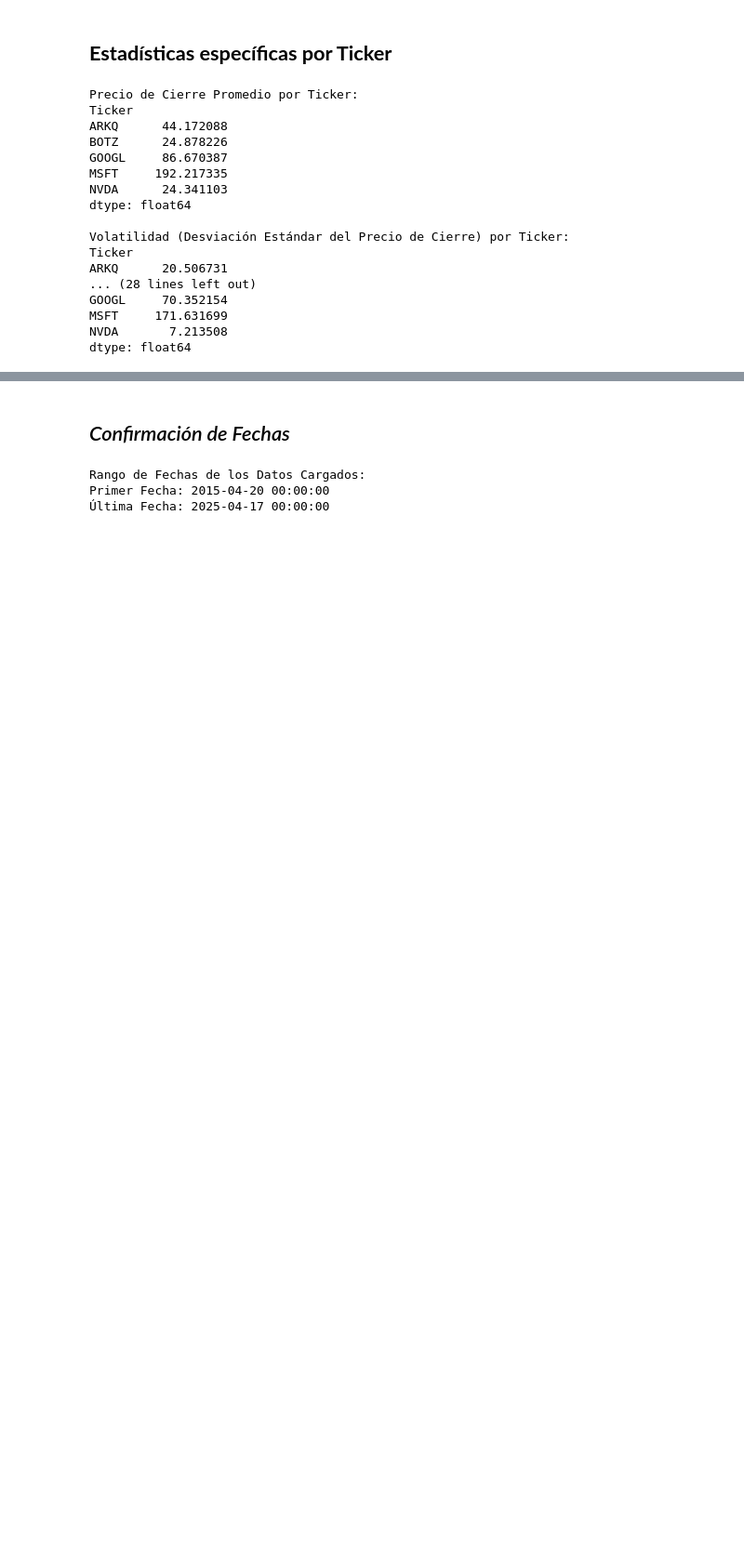
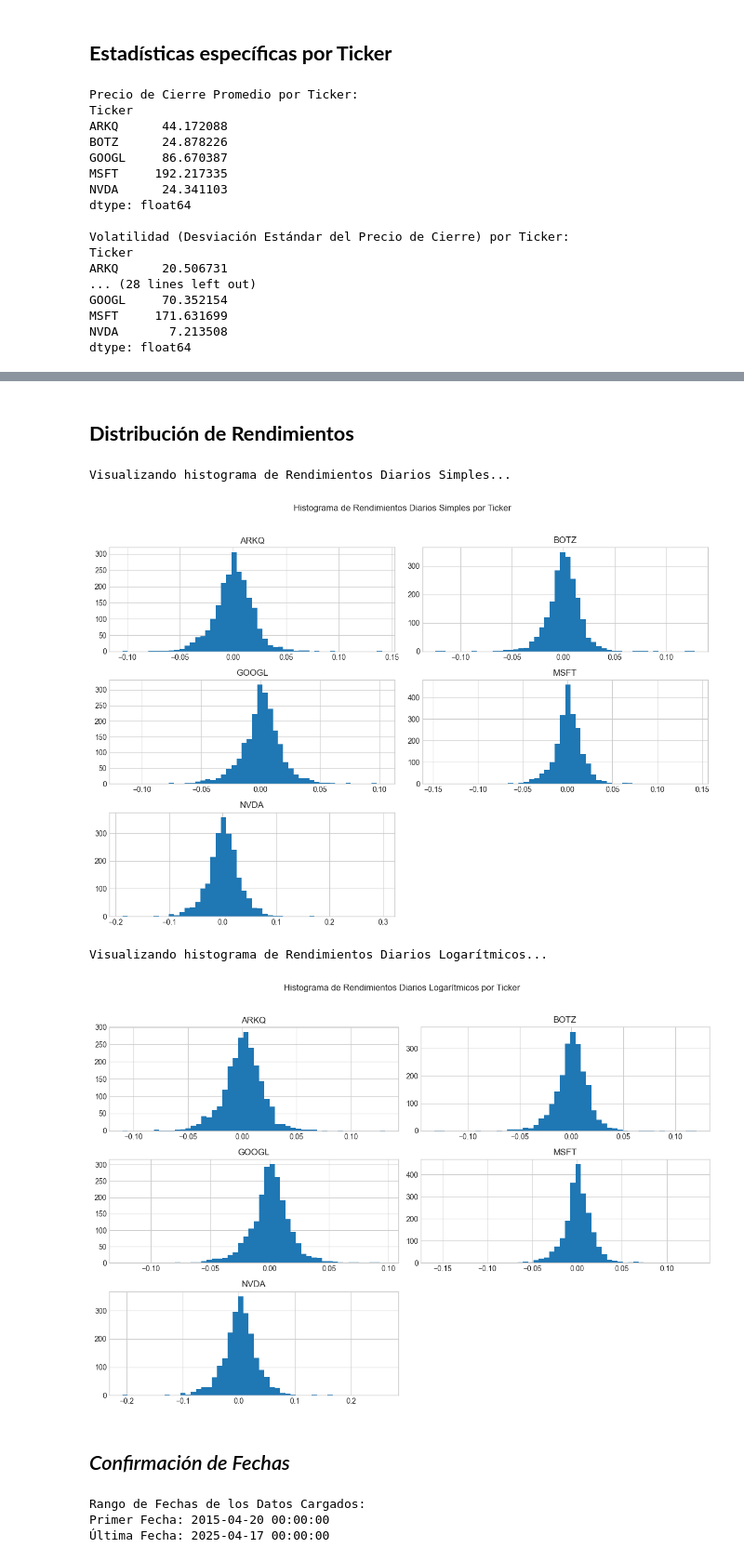
Before and after one commit to Haagila/data-eda-project, a Jupyter notebook: notebooks/02_exploratory_data_analysis.ipynb, the cells around one changed output, grey strips where cells are left out. Shown: that part at 93% size. Drawn from its saved outputs; the diff is of its cells as text; code cells hidden in the pictures; blank space fills up the shorter version.

```diff
--- a/notebooks/02_exploratory_data_analysis.ipynb
+++ b/notebooks/02_exploratory_data_analysis.ipynb
@@ -91,3 +133,40 @@ dtype: float64
+# %% [markdown]
+## **Distribución de Rendimientos**
+# %%
+import matplotlib.pyplot as plt
+import seaborn as sns # pip install seaborn si no lo tienes
+
+# Configurar el estilo de los gráficos
+plt.style.use('seaborn-v0_8-whitegrid')
+
+# --- Visualizar Histograma de Rendimientos Simples ---
+print("\nVisualizando histograma de Rendimientos Diarios Simples...")
+# Usamos bins para controlar el número de "barras" en el histograma
+# Usamos figsize para controlar el tamaño del gráfico
+# Puedes ajustar bins y figsize a tu gusto
+returns_simple.hist(bins=50, figsize=(12, 8))
+
+# Añadir título general al conjunto de sub-gráficos (uno por ticker)
+plt.suptitle('Histograma de Rendimientos Diarios Simples por Ticker', y=1.02)
+
+# Ajustar el layout para evitar que los títulos se solapen
+plt.tight_layout()
+
+# Mostrar el gráfico
+plt.show()
+
+
+# --- Visualizar Histograma de Rendimientos Logarítmicos (opcional, similar al simple) ---
+print("\nVisualizando histograma de Rendimientos Diarios Logarítmicos...")
+log_returns.hist(bins=50, figsize=(12, 8))
+plt.suptitle('Histograma de Rendimientos Diarios Logarítmicos por Ticker', y=1.02)
+plt.tight_layout()
+plt.show()
+# %% [output]
+Visualizando histograma de Rendimientos Diarios Simples...
+[figure, added]
+Visualizando histograma de Rendimientos Diarios Logarítmicos...
+[figure, added]
 # %% [markdown]
 ## *Confirmación de Fechas*
 # %%
```
Also changed, not shown: parts of 2 cells of this notebook.
